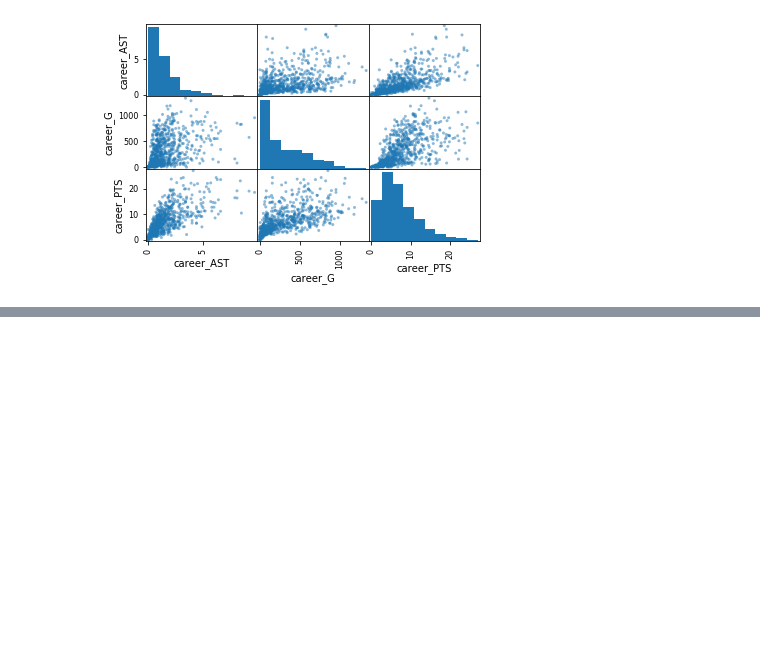
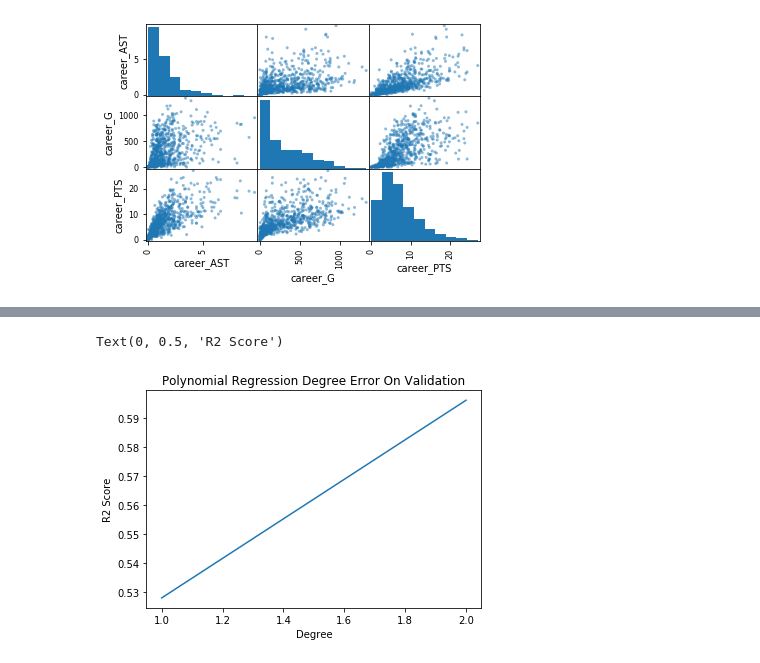
Before and after one commit to m6cortez/COGS_118B_Project, a Jupyter notebook: NBA_Salaries.ipynb, the cells around one changed output, grey strips where cells are left out. Saved outputs shown, nothing was run; the diff lists cells and outputs as text; code cells hidden in the pictures; blank space fills up the shorter version.

```diff
--- a/NBA_Salaries.ipynb
+++ b/NBA_Salaries.ipynb
@@ -86,0 +392,8 @@ array([[<matplotlib.axes._subplots.AxesSubplot object at 0x...>,
+# %%
+plt.plot(test_plot_X2, test_plot_y2)
+plt.title("Polynomial Regression Degree Error On Validation")
+plt.xlabel("Degree")
+plt.ylabel("R2 Score")
+# %% [output]
+Text(0, 0.5, 'R2 Score')
+[figure, added]
```
Also changed, not shown: parts of 72 cells of this notebook, 15 other files.
